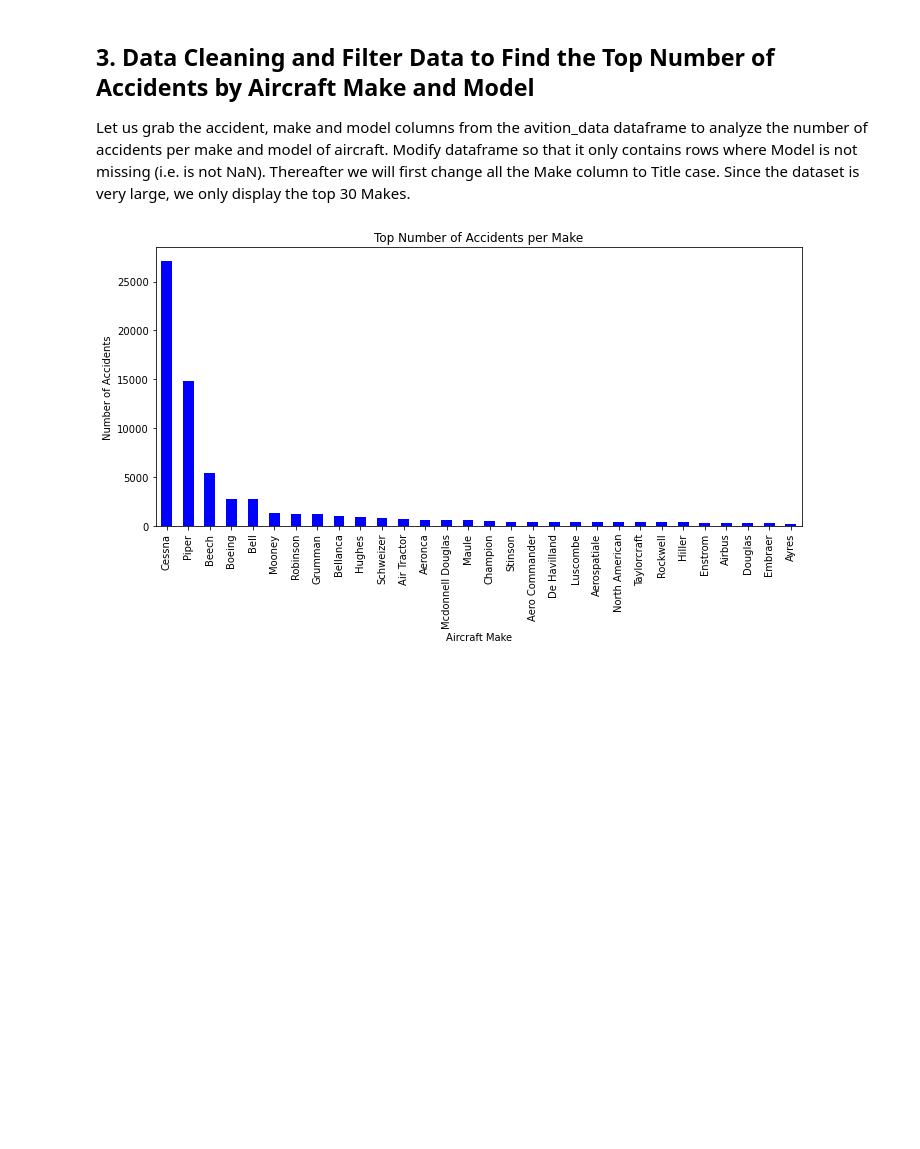
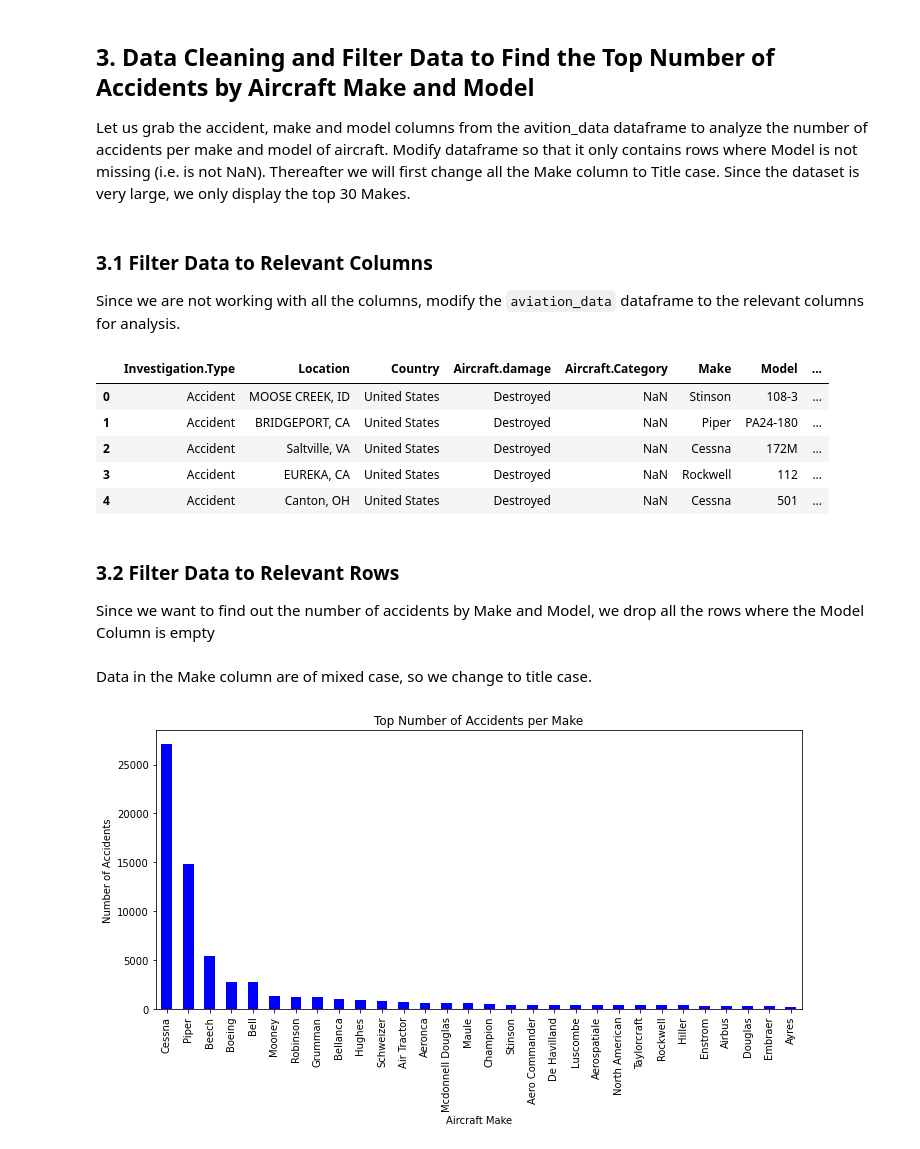
Before and after one commit to lilanhenry/lowest_risk_aircraft_phase1_project, a Jupyter notebook: student.ipynb, the cells around one changed output. Drawn from its saved outputs; the diff is of its cells as text; code cells hidden in the pictures; blank space fills up the shorter version.

```diff
--- a/student.ipynb
+++ b/student.ipynb
@@ -43,3 +35,7 @@ aviation_data.head()
 ## 3. Data Cleaning and Filter Data to Find the Top Number of Accidents by Aircraft Make and Model
 
 Let us grab the accident, make and model columns from the avition_data dataframe to analyze the number of accidents per make and model of aircraft. Modify dataframe so that it only contains rows where Model is not missing (i.e. is not NaN). Thereafter we will first change all the Make column to Title case. Since the dataset is very large, we only display the top 30 Makes.
+# %% [markdown]
+### 3.1 Filter Data to Relevant Columns
+
+Since we are not working with all the columns, modify the `aviation_data` dataframe to the relevant columns for analysis.
@@ -45,0 +60,18 @@ Let us grab the accident, make and model columns from the avition_data dataframe
+# %%
+# Modify the dataset based on the needed columns
+aviation_data = aviation_data[needed_columns]
+pd.options.display.max_columns = None
+aviation_data.head()
+# %% [output]
+|  | Investigation.Type | Location | Country | Aircraft.damage | Aircraft.Category | Make | Model | ... |
+| 0 | Accident | MOOSE CREEK, ID | United States | Destroyed | NaN | Stinson | 108-3 | ... |
+| 1 | Accident | BRIDGEPORT, CA | United States | Destroyed | NaN | Piper | PA24-180 | ... |
+| 2 | Accident | Saltville, VA | United States | Destroyed | NaN | Cessna | 172M | ... |
+| 3 | Accident | EUREKA, CA | United States | Destroyed | NaN | Rockwell | 112 | ... |
+| 4 | Accident | Canton, OH | United States | Destroyed | NaN | Cessna | 501 | ... |
+# %% [markdown]
+### 3.2 Filter Data to Relevant Rows
+
+Since we want to find out the number of accidents by Make and Model, we drop all the rows where the Model Column is empty
+# %% [markdown]
+Data in the Make column are of mixed case, so we change to title case.
```
Also changed, not shown: parts of 12 cells of this notebook.
